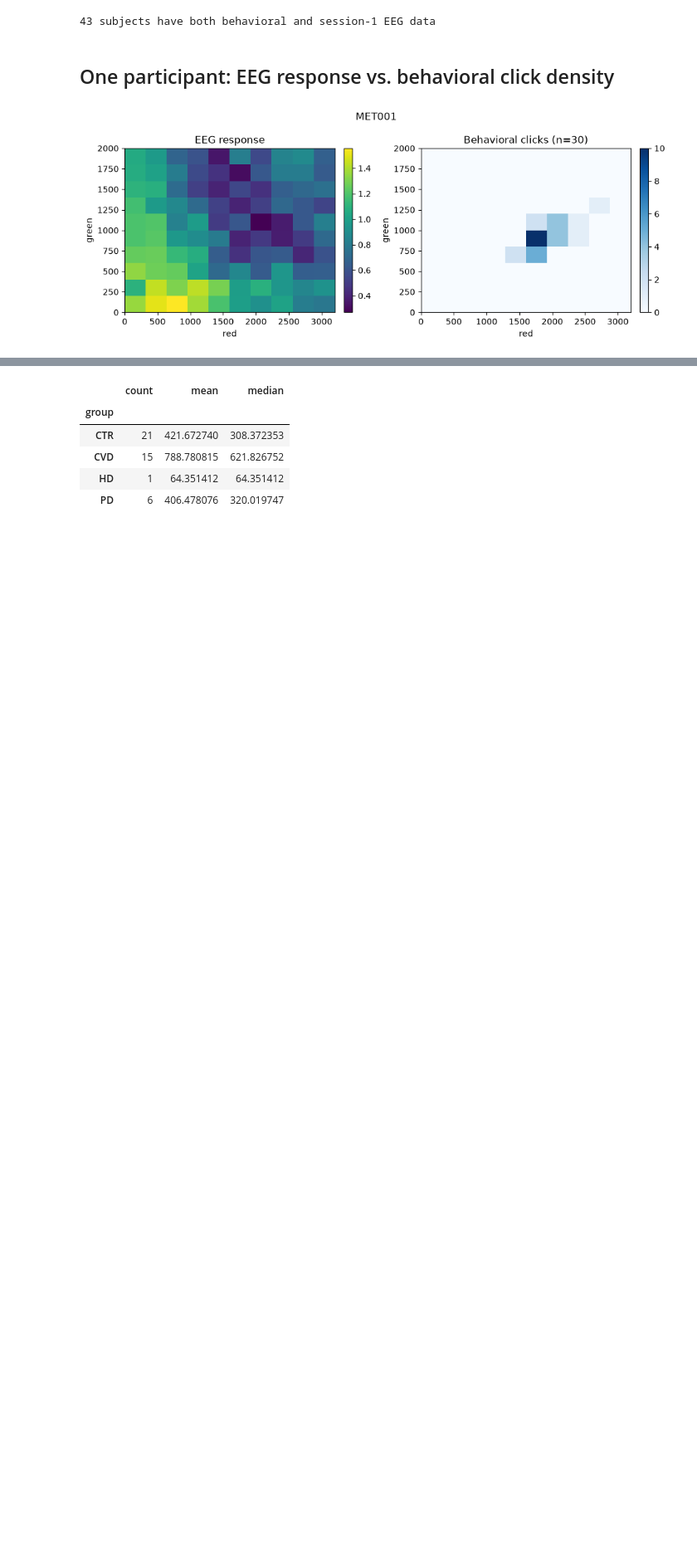
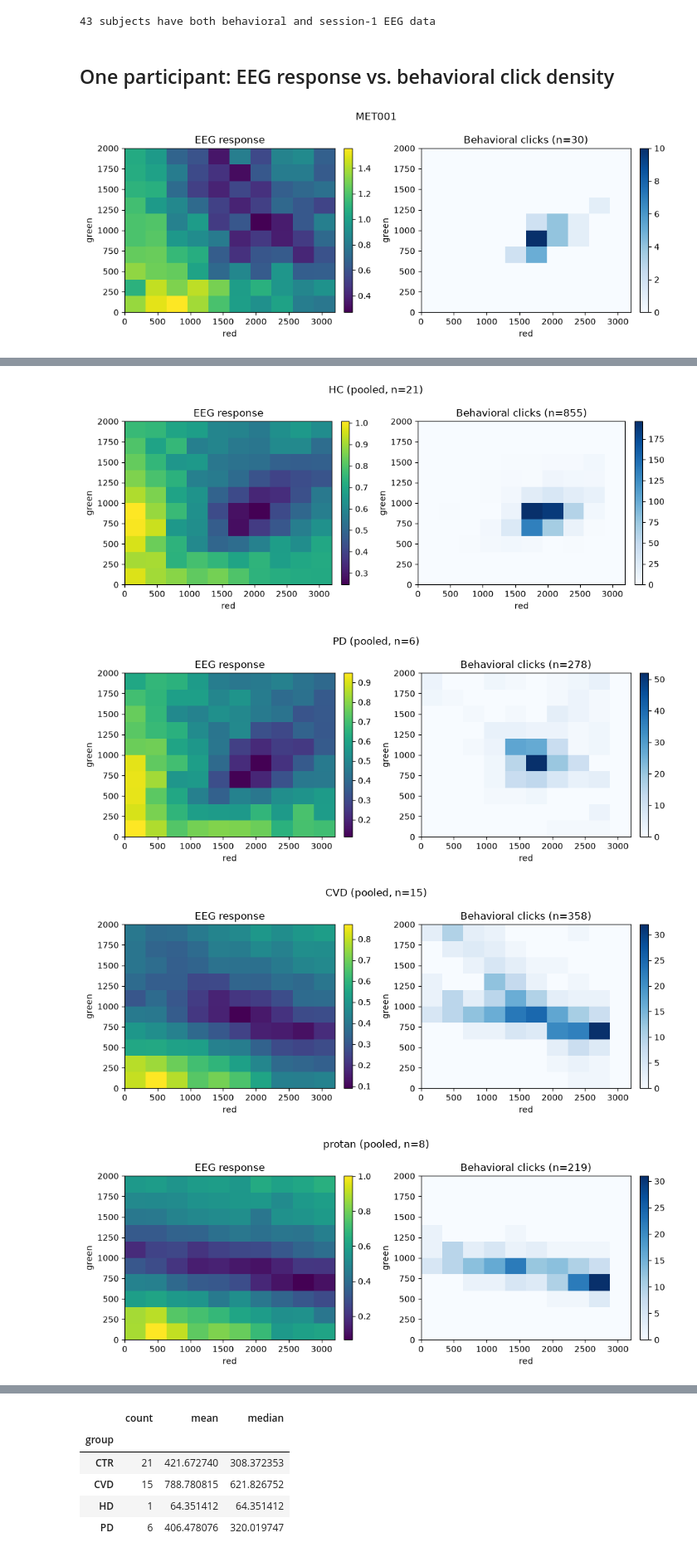
Before and after one commit to zevaz13/DataAnalysisGeneral, a Jupyter notebook: ssvepBeh/notebooks/01_explore.ipynb, the cells around one changed output, grey strips where cells are left out. Shown at 83% size. Saved outputs shown, nothing was run; the diff lists cells and outputs as text; code cells hidden in the pictures; blank space fills up the shorter version.

Commit message:
extra plotting ssvep beh

```diff
--- a/ssvepBeh/notebooks/01_explore.ipynb
+++ b/ssvepBeh/notebooks/01_explore.ipynb
@@ -107,0 +125,10 @@ plotting.plot_overlap(beh_df, E_ctr, ctr_subs, title='HC (pooled)');
+# %%
+for label, kw in categories:
+    sub_ids = overlap.analysis.subjects_in_group(metadata_df, session, **kw)
+    E_group = analysis.mean_grid_across_subjects(runmap_df, baselines_df, sub_ids, session, normalize=analysis.DEFAULT_NORMALIZE)
+    plotting.plot_overlap(beh_df, E_group, sub_ids, title=f'{label} (pooled, n={len(sub_ids)})')
+# %% [output]
+[figure, added]
+[figure, added]
+[figure, added]
+[figure, added]
```
Also changed, not shown: parts of 19 cells of this notebook, 6 other files.
